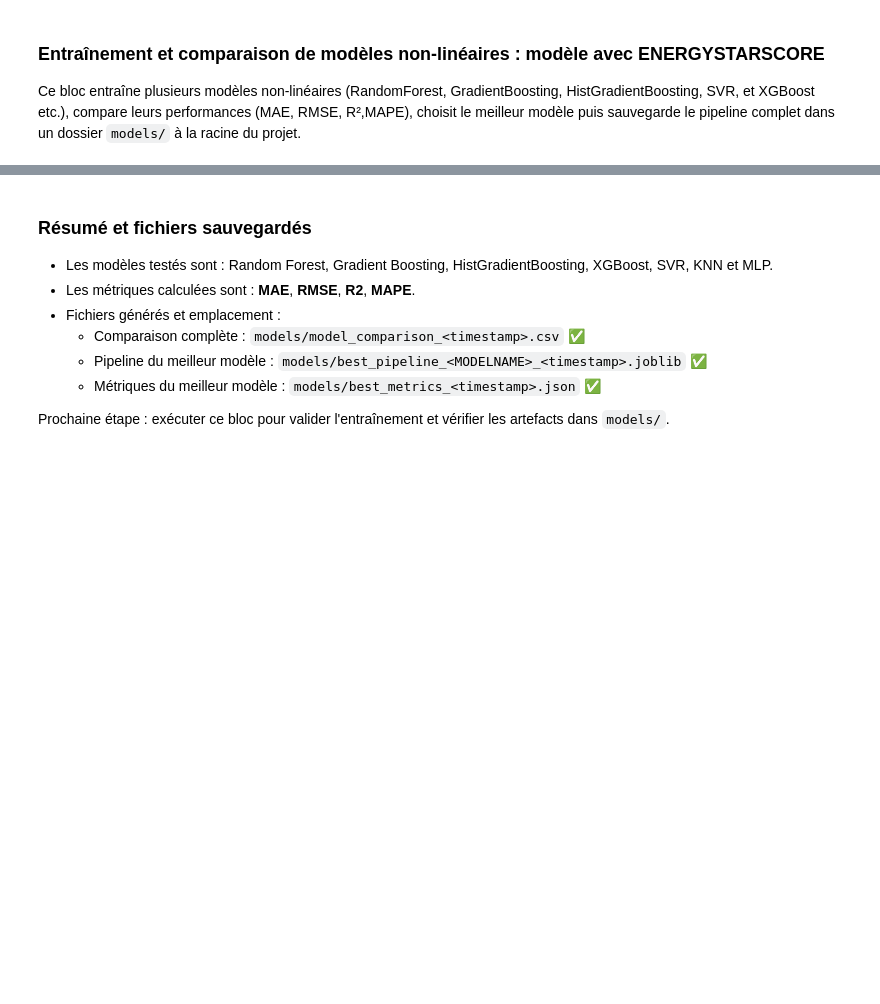
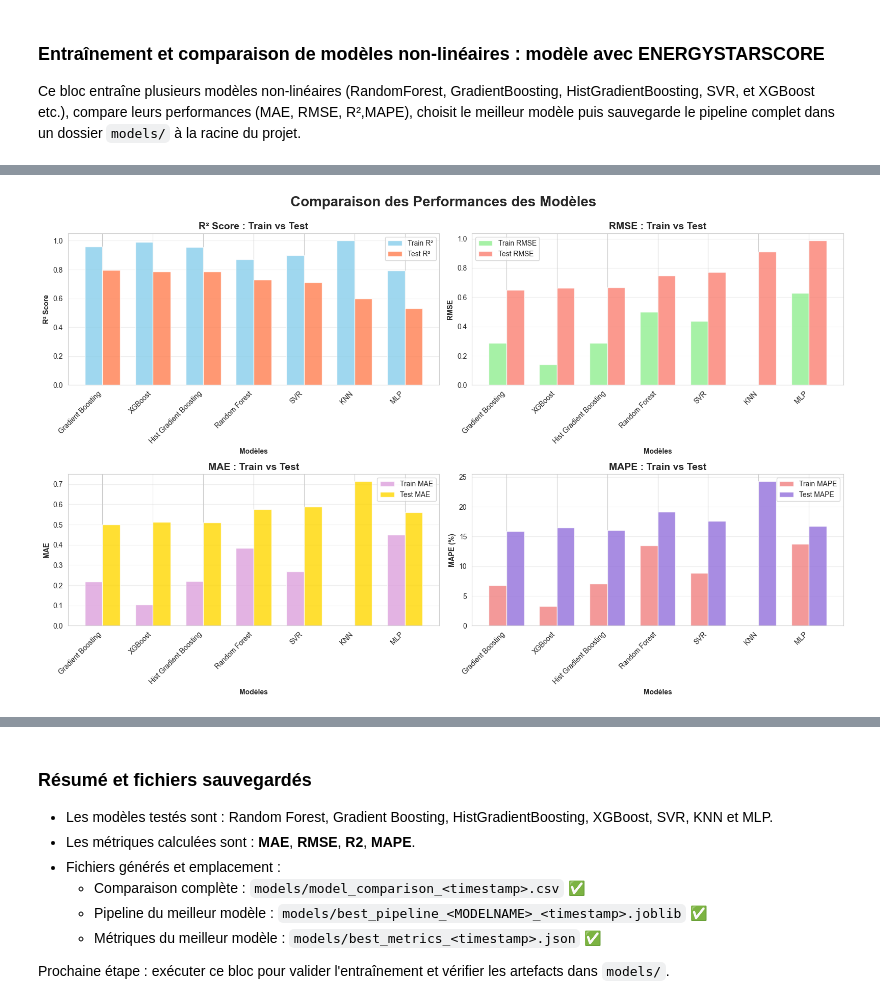
Before and after one commit to Ben10-som/ML-prediction-CO2, a Jupyter notebook: notebooks/06_modeling_pipeline.ipynb, the cells around one changed output, grey strips where cells are left out. Saved outputs shown, nothing was run; the diff lists cells and outputs as text; code cells hidden in the pictures; blank space fills up the shorter version.

Commit message:
modelisation

```diff
--- a/notebooks/06_modeling_pipeline.ipynb
+++ b/notebooks/06_modeling_pipeline.ipynb
@@ -664,34 +684,68 @@ Hist Gradient Boosting   0.678182  0.522935 0.778162   0.163466      4.037918
 # %%
+import matplotlib.pyplot as plt
+import seaborn as sns
 
-# Sauvegarder les résultats et les modèles
-from datetime import datetime
+# Configuration du style
+sns.set_style("whitegrid")
+plt.rcParams['figure.figsize'] = (16, 12)
 
-models_dir = PROJECT_ROOT / "models"
-models_dir.mkdir(exist_ok=True)
+# Créer une figure avec plusieurs sous-graphiques
+fig, axes = plt.subplots(2, 2, figsize=(16, 10))
+fig.suptitle('Comparaison des Performances des Modèles', fontsize=20, fontweight='bold', y=0.995)
 
-timestamp = datetime.now().strftime("%Y%m%d_%H%M%S")
+# Préparer les données (exclure les modèles avec erreurs)
+plot_df = results_df.dropna(subset=['Test_R2'])
 
-# 1. Sauvegarder le tableau comparatif
-csv_path = models_dir / f"model_comparison_{timestamp}.csv"
-results_df.to_csv(csv_path, index=False)
-print(f"Comparaison sauvegardée: {csv_path}")
+# 1. R² Score (Train vs Test)
+ax1 = axes[0, 0]
+x_pos = range(len(plot_df))
+width = 0.35
+ax1.bar([i - width/2 for i in x_pos], plot_df['Train_R2'], width, label='Train R²', alpha=0.8, color='skyblue')
+ax1.bar([i + width/2 for i in x_pos], plot_df['Test_R2'], width, label='Test R²', alpha=0.8, color='coral')
+ax1.set_xlabel('Modèles', fontweight='bold')
+ax1.set_ylabel('R² Score', fontweight='bold')
+ax1.set_title('R² Score : Train vs Test', fontweight='bold', fontsize=14)
+ax1.set_xticks(x_pos)
+ax1.set_xticklabels(plot_df.index, rotation=45, ha='right')
+ax1.legend()
+ax1.grid(axis='y', alpha=0.3)
 
-# 2. Sauvegarder le meilleur pipeline complet
-best_pipeline_path = models_dir / f"best_pipeline_{best_model_name.replace(' ', '_')}_{timestamp}.joblib"
-joblib.dump(best_model, best_pipeline_path)
-print(f"Meilleur pipeline sauvegardé: {best_pipeline_path}")
+# 2. RMSE (Train vs Test)
+ax2 = axes[0, 1]
+ax2.bar([i - width/2 for i in x_pos], plot_df['Train_RMSE'], width, label='Train RMSE', alpha=0.8, color='lightgreen')
+ax2.bar([i + width/2 for i in x_pos], plot_df['Test_RMSE'], width, label='Test RMSE', alpha=0.8, color='salmon')
+ax2.set_xlabel('Modèles', fontweight='bold')
+ax2.set_ylabel('RMSE', fontweight='bold')
+ax2.set_title('RMSE : Train vs Test', fontweight='bold', fontsize=14)
+ax2.set_xticks(x_pos)
+ax2.set_xticklabels(plot_df.index, rotation=45, ha='right')
+ax2.legend()
+ax2.grid(axis='y', alpha=0.3)
 
-# 3. Sauvegarder les métriques du meilleur modèle
-best_metrics_dict = best_metrics.to_dict()
-metrics_path = models_dir / f"best_metrics_{timestamp}.json"
-with open(metrics_path, 'w') as f:
-    json.dump(best_metrics_dict, f, indent=2)
-print(f"Métriques sauvegardées: {metrics_path}")
+# 3. MAE (Train vs Test)
+ax3 = axes[1, 0]
+ax3.bar([i - width/2 for i in x_pos], plot_df['Train_MAE'], width, label='Train MAE', alpha=0.8, color='plum')
+ax3.bar([i + width/2 for i in x_pos], plot_df['Test_MAE'], width, label='Test MAE', alpha=0.8, color='gold')
+ax3.set_xlabel('Modèles', fontweight='bold')
+ax3.set_ylabel('MAE', fontweight='bold')
+ax3.set_title('MAE : Train vs Test', fontweight='bold', fontsize=14)
+ax3.set_xticks(x_pos)
+ax3.set_xticklabels(plot_df.index, rotation=45, ha='right')
+ax3.legend()
+ax3.grid(axis='y', alpha=0.3)
 
-# 4. Sauvegarder tous les modèles
-all_models_path = models_dir / f"all_models_{timestamp}.joblib"
-joblib.dump(trained_models, all_models_path)
-print(f"Tous les modèles sauvegardés: {all_models_path}")
+# 4. MAPE (Train vs Test)
+ax4 = axes[1, 1]
+ax4.bar([i - width/2 for i in x_pos], plot_df['Train_MAPE']*100, width, label='Train MAPE', alpha=0.8, color='lightcoral')
+ax4.bar([i + width/2 for i in x_pos], plot_df['Test_MAPE']*100, width, label='Test MAPE', alpha=0.8, color='mediumpurple')
+ax4.set_xlabel('Modèles', fontweight='bold')
+ax4.set_ylabel('MAPE (%)', fontweight='bold')
+ax4.set_title('MAPE : Train vs Test', fontweight='bold', fontsize=14)
+ax4.set_xticks(x_pos)
+ax4.set_xticklabels(plot_df.index, rotation=45, ha='right')
+ax4.legend()
+ax4.grid(axis='y', alpha=0.3)
 
-print(f"\nTous les fichiers sauvegardés dans: {models_dir}")
+plt.tight_layout()
+plt.show()
 # %% [output]
@@ -703,0 +752 @@ print(f"\nTous les fichiers sauvegardés dans: {models_dir}")
+[figure, added]
```
Also changed, not shown: parts of 16 cells of this notebook, 10 other files.
